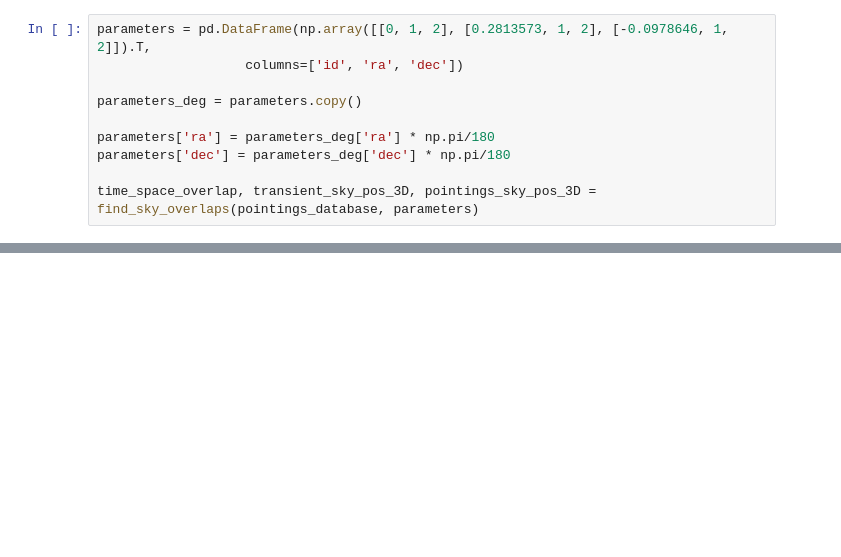
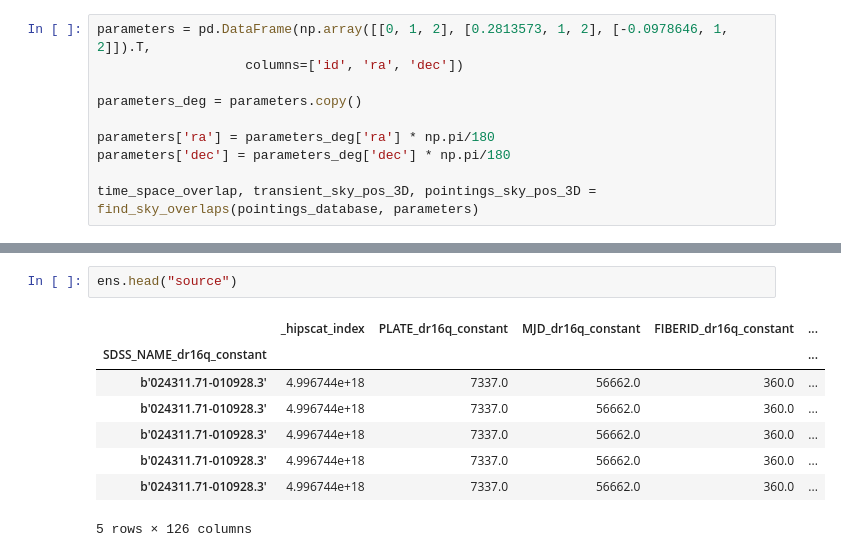
Before and after one commit to nevencaplar/JaxPeriodDrwFit, a Jupyter notebook: Drw_per_i.ipynb, the cells around one changed output, grey strips where cells are left out. Drawn from its saved outputs; the diff is of its cells as text; blank space fills up the shorter version.

```diff
--- a/Drw_per_i.ipynb
+++ b/Drw_per_i.ipynb
@@ -482,0 +639,11 @@ overlapping_database_iter[overlapping_database_iter['filter']=='lsstr']
+# %%
+ens.head("source")
+# %% [output]
+|  | _hipscat_index | PLATE_dr16q_constant | MJD_dr16q_constant | FIBERID_dr16q_constant | ... |
+| SDSS_NAME_dr16q_constant |  |  |  |  | ... |
+| b'024311.71-010928.3' | 4.996744e+18 | 7337.0 | 56662.0 | 360.0 | ... |
+| b'024311.71-010928.3' | 4.996744e+18 | 7337.0 | 56662.0 | 360.0 | ... |
+| b'024311.71-010928.3' | 4.996744e+18 | 7337.0 | 56662.0 | 360.0 | ... |
+| b'024311.71-010928.3' | 4.996744e+18 | 7337.0 | 56662.0 | 360.0 | ... |
+| b'024311.71-010928.3' | 4.996744e+18 | 7337.0 | 56662.0 | 360.0 | ... |
+5 rows × 126 columns
```
Also changed, not shown: parts of 21 cells of this notebook.
